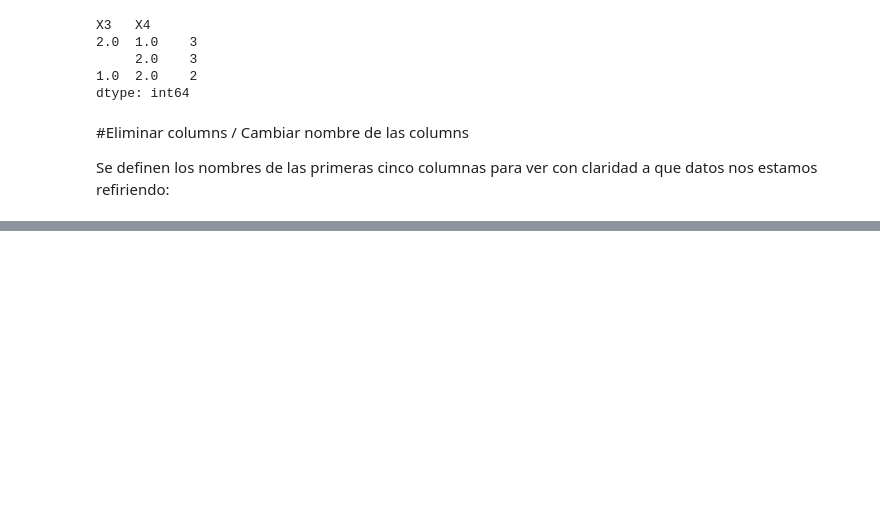
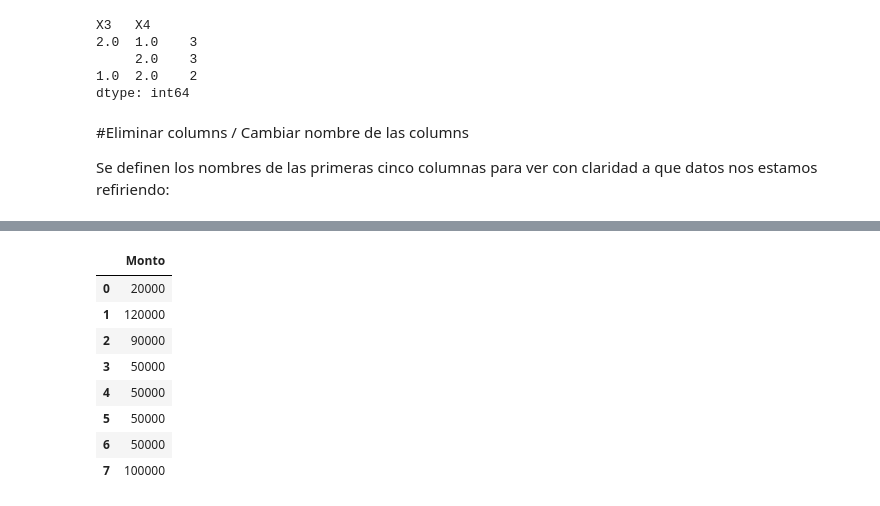
Before and after one commit to PosgradoMNA/actividades-del-projecto-equipo_98, a Jupyter notebook: Actividad3_Semana3.ipynb, the cells around one changed output, grey strips where cells are left out. Drawn from its saved outputs; the diff is of its cells as text; code cells hidden in the pictures; blank space fills up the shorter version.

```diff
--- a/Actividad3_Semana3.ipynb
+++ b/Actividad3_Semana3.ipynb
@@ -444,0 +468,17 @@ NameError: ignored
+# %%
+#Se calculan los parámetros de los "montos" solicitados
+
+data = {'Monto':  [20000, 120000, 90000, 50000, 50000, 50000, 50000, 100000]
+}
+adf = pd.DataFrame(data)
+adf
+# %% [output]
+|  | Monto |
+| 0 | 20000 |
+| 1 | 120000 |
+| 2 | 90000 |
+| 3 | 50000 |
+| 4 | 50000 |
+| 5 | 50000 |
+| 6 | 50000 |
+| 7 | 100000 |
```
Also changed, not shown: parts of 7 cells of this notebook.
